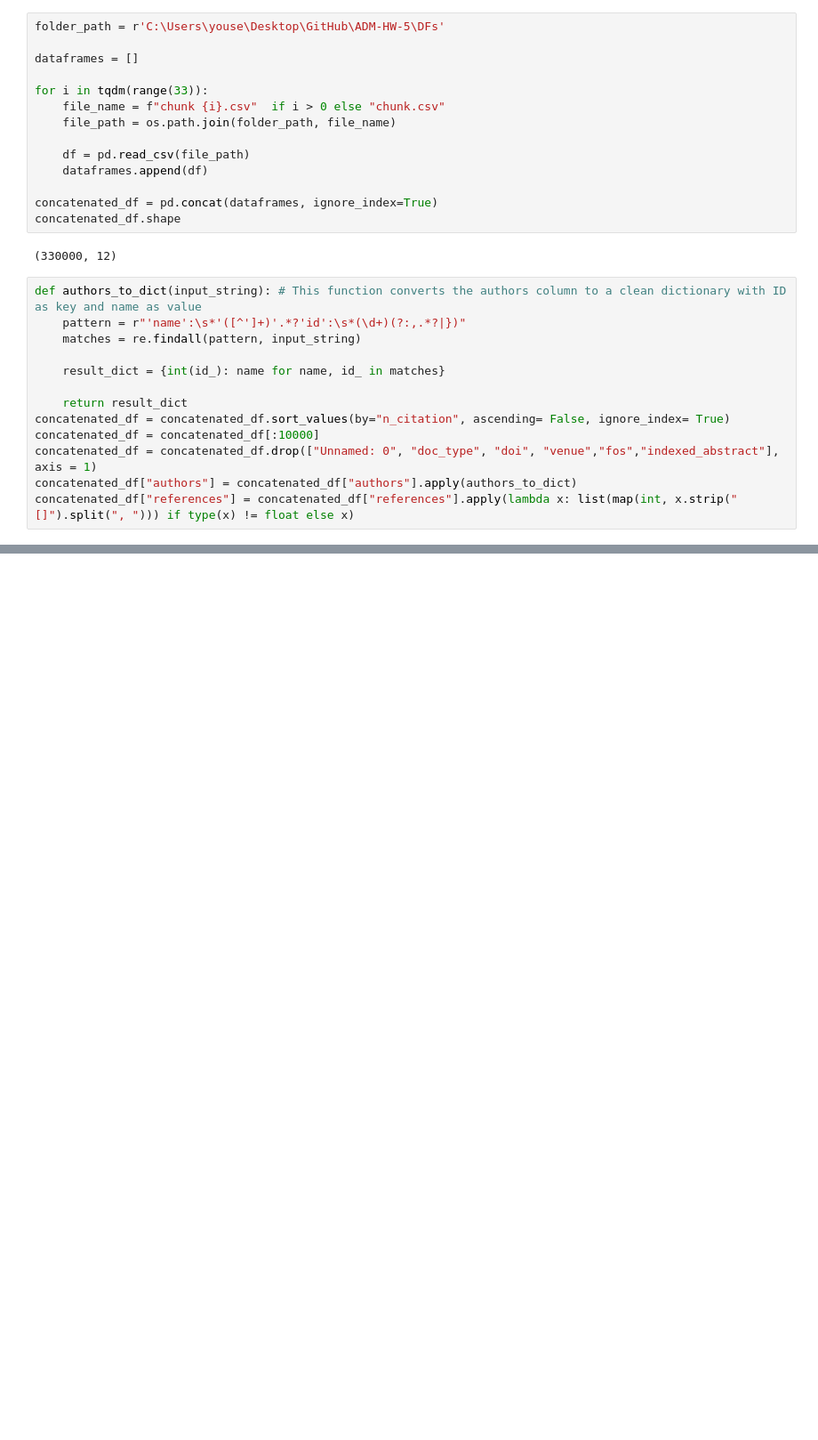
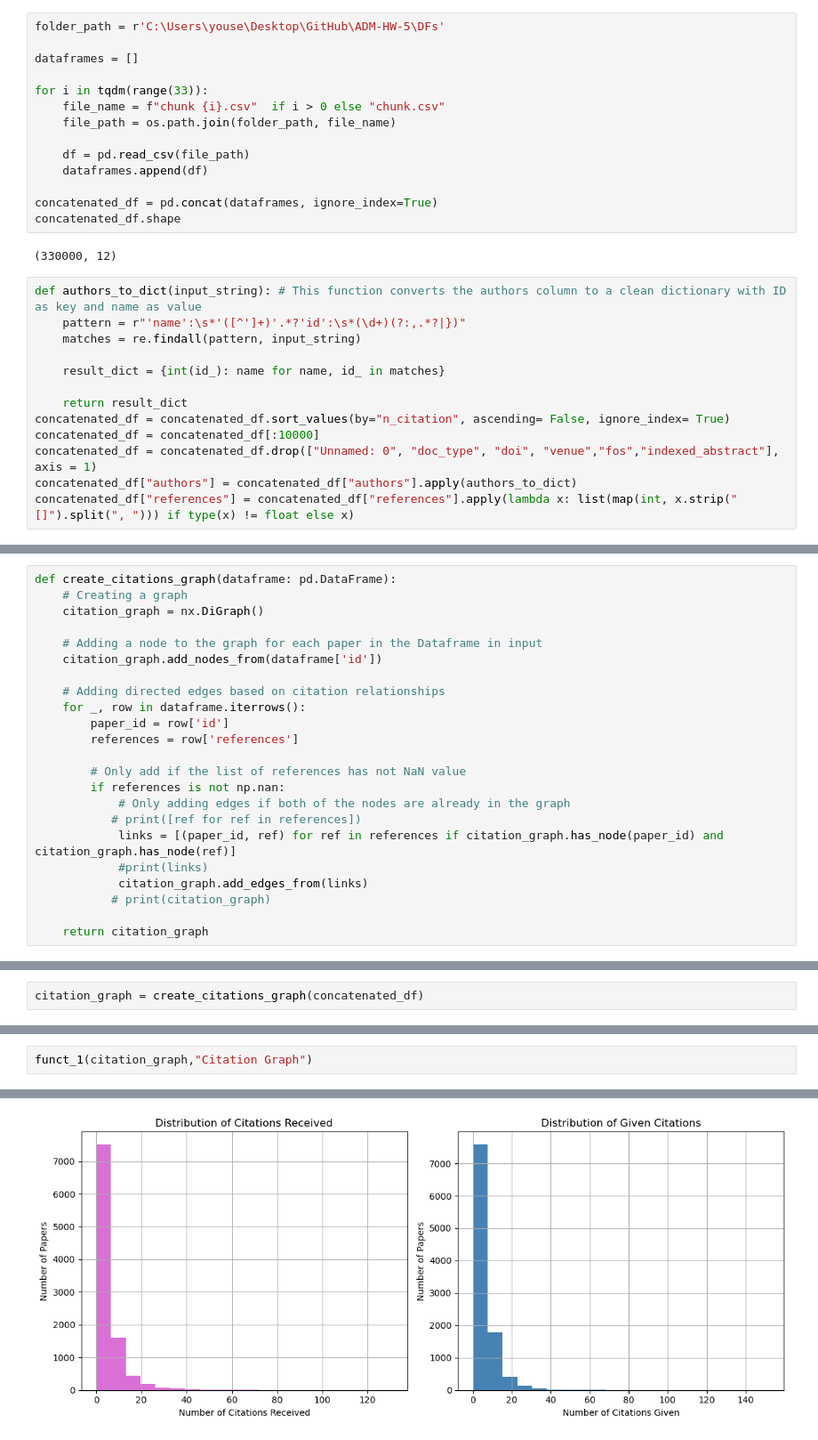
Before and after one commit to Ykanj/ADM-HW-5, a Jupyter notebook: Main.ipynb, the cells around one changed output, grey strips where cells are left out. Shown at 89% size. Drawn from its saved outputs; the diff is of its cells as text; blank space fills up the shorter version.

Commit message:
Functionality 4

```diff
--- a/Main.ipynb
+++ b/Main.ipynb
@@ -142,0 +196,23 @@ concatenated_df.to_csv(r"Top_10k_cleaned.csv")
+# %%
+def create_citations_graph(dataframe: pd.DataFrame):
+    # Creating a graph
+    citation_graph = nx.DiGraph()
+
+    # Adding a node to the graph for each paper in the Dataframe in input
+    citation_graph.add_nodes_from(dataframe['id'])
+
+    # Adding directed edges based on citation relationships
+    for _, row in dataframe.iterrows():
+        paper_id = row['id']
+        references = row['references']
+
+        # Only add if the list of references has not NaN value
+        if references is not np.nan:
+            # Only adding edges if both of the nodes are already in the graph
+           # print([ref for ref in references])
+            links = [(paper_id, ref) for ref in references if citation_graph.has_node(paper_id) and citation_graph.has_node(ref)]
+            #print(links)
+            citation_graph.add_edges_from(links)
+           # print(citation_graph)
+
+    return citation_graph
@@ -142,0 +257,2 @@ concatenated_df.to_csv(r"Top_10k_cleaned.csv")
+# %%
+citation_graph = create_citations_graph(concatenated_df)
@@ -142,0 +380,3 @@ concatenated_df.to_csv(r"Top_10k_cleaned.csv")
+# %%
+funct_1(citation_graph,"Citation Graph")
+# %% [output]
@@ -142,0 +401 @@ concatenated_df.to_csv(r"Top_10k_cleaned.csv")
+[figure, added]
```
Also changed, not shown: parts of 12 cells of this notebook, 2 other files.
